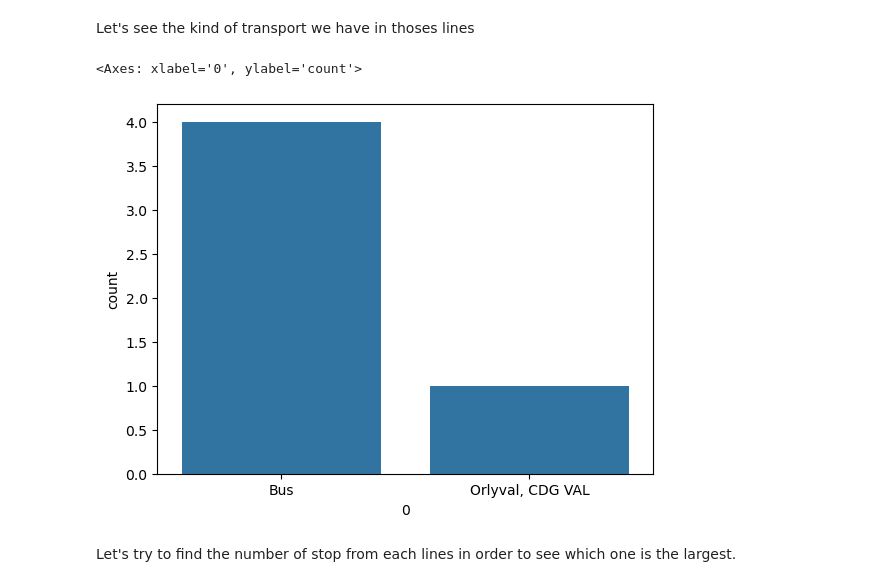
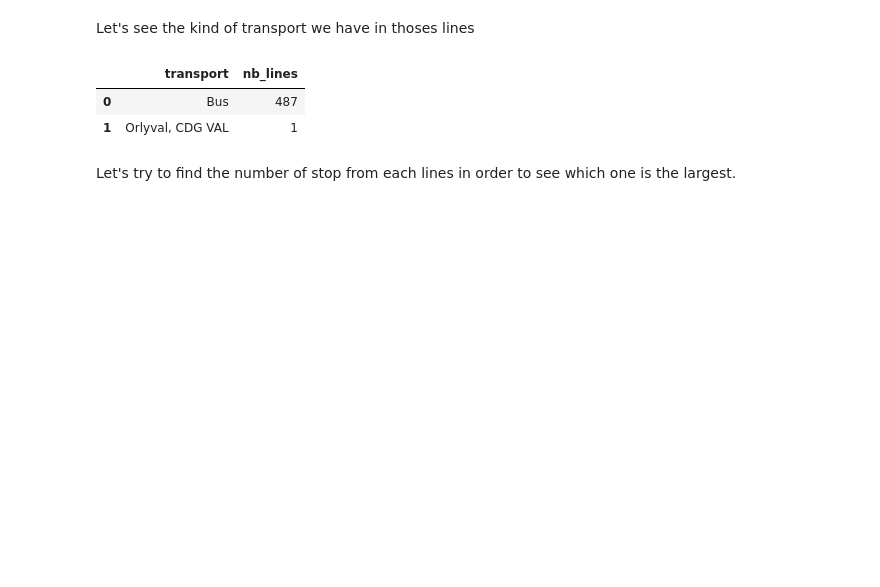
Before and after one commit to Aziiiiim/GraphX_project, a Jupyter notebook: queries_dataframe.ipynb, the cells around one changed output. Cells and saved outputs as stored; diff of their text form; code cells hidden in the pictures; blank space fills up the shorter version.

```diff
--- a/queries_dataframe.ipynb
+++ b/queries_dataframe.ipynb
@@ -247,14 +237,17 @@ stop_df JOIN line_df ON line_name
 # %% [markdown]
 Let's see the kind of transport we have in thoses lines
 # %%
-modes = df.apply(
-    lambda x: x['line']['physical_modes'][0]['name']
-)
+df_transport = df.groupby("transport")["line_name"].nunique().reset_index()
 
-sns.countplot(x=modes)
+df_transport = df_transport.rename(columns={
+    "line_name": "nb_lines"
+})
+
+display(df_transport)
 # %% [output]
-<Axes: xlabel='0', ylabel='count'>
-[figure, removed]
+|  | transport | nb_lines |
+| 0 | Bus | 487 |
+| 1 | Orlyval, CDG VAL | 1 |
 # %% [markdown]
 Let's try to find the number of stop from each lines in order to see which one is the largest.
 # %%
```
Also changed, not shown: parts of 12 cells of this notebook.
